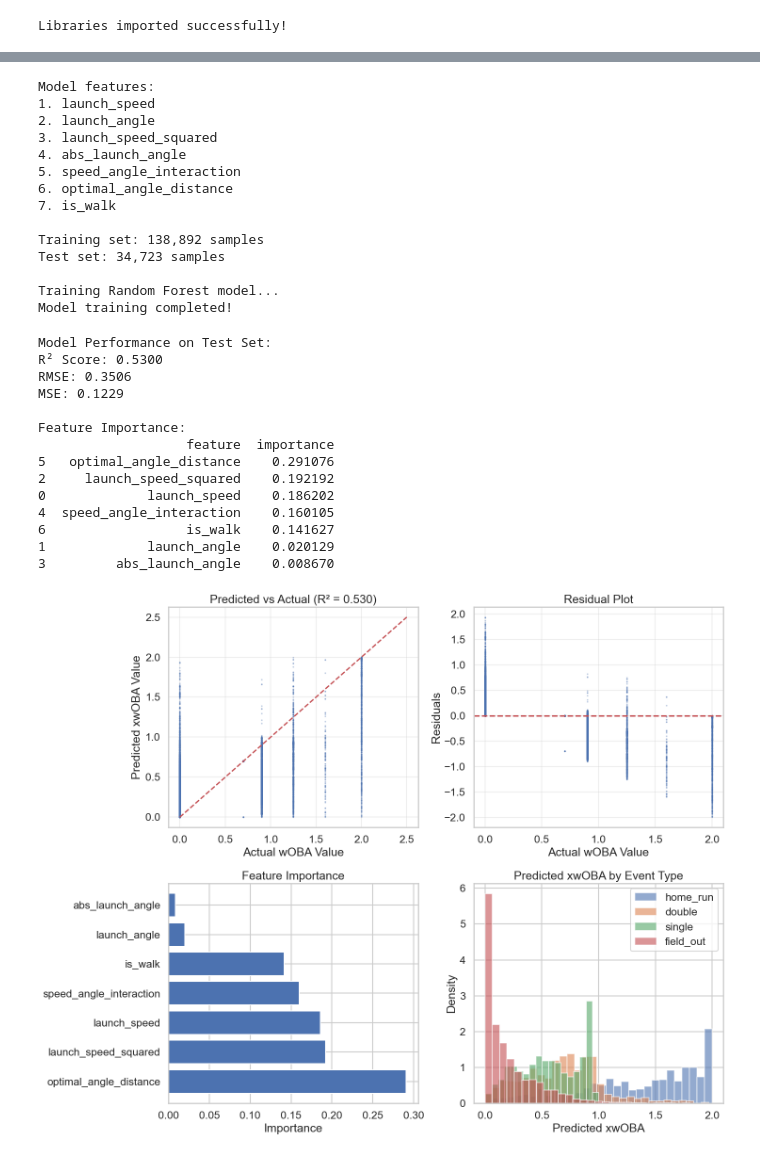
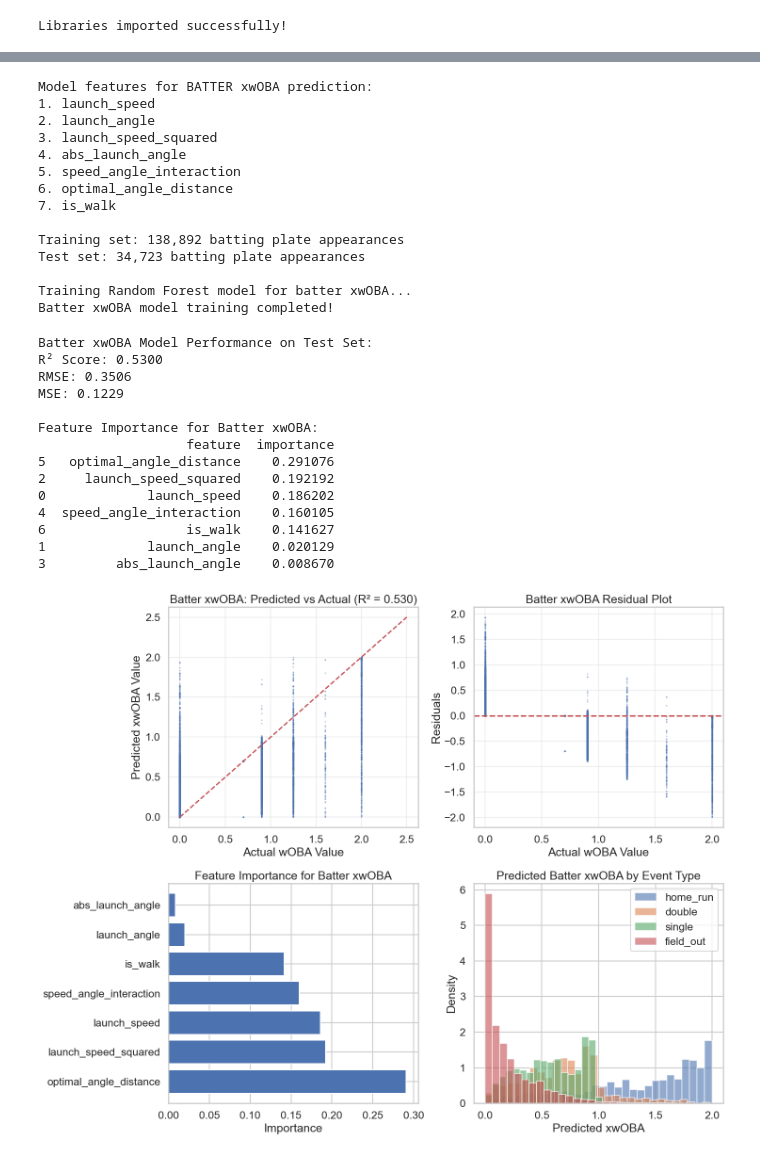
Before and after one commit to calebslgoodman/bball, a Jupyter notebook: notebooks/seasonPredictor.ipynb, the cells around one changed output, grey strips where cells are left out. Saved outputs shown, nothing was run; the diff lists cells and outputs as text; code cells hidden in the pictures.

```diff
--- a/notebooks/seasonPredictor.ipynb
+++ b/notebooks/seasonPredictor.ipynb
@@ -43,5 +52,35 @@ Available columns: ['pitch_type', 'game_date', 'release_speed', 'release_pos_x',
 # %%
-print("Filtering and cleaning data...")
+print("Filtering to BATTERS ONLY and cleaning data...")
+
+# First, let's examine the data structure
+print(f"Sample of key columns:")
+sample_cols = ['player_name', 'events', 'launch_speed', 'launch_angle']
+if 'batter' in df_season.columns:
+    sample_cols.append('batter')
+if 'pitcher' in df_season.columns:
+    sample_cols.append('pitcher')
+
+print(df_season[sample_cols].head())
+
+# CRITICAL: Filter to batting perspective only
+# The data should have either separate batter/pitcher IDs or some indicator
+# Let's check if we need to filter by a specific column
+
+if 'batter' in df_season.columns and 'pitcher' in df_season.columns:
+    print("\nFound separate batter and pitcher columns")
+    # Keep all rows - each row represents one plate appearance from batter's perspective
+    df_batting = df_season.copy()
+    print(f"Using batter column for player identification")
+    # Use batter ID as the player identifier
+    df_batting['player_name'] = df_batting['batter'].astype(str)
+
+elif 'player_name' in df_season.columns:
+    print("\nUsing player_name column - need to verify this is batter data")
+    df_batting = df_season.copy()
+
+else:
+    print("\nNeed to identify how to separate batters from pitchers")
+    print(f"All columns: {list(df_season.columns)}")
 
 # Filter to only include batted balls and walks/HBP (things that contribute to wOBA)
 woba_events = [
@@ -52,7 +91,7 @@ woba_events = [
 ]
 
 # Filter to relevant events
-df_filtered = df_season[df_season['events'].isin(woba_events)].copy()
+df_filtered = df_batting[df_batting['events'].isin(woba_events)].copy()
 
 # Remove rows with missing critical data for batted balls
 batted_ball_events = [
@@ -68,7 +107,8 @@ df_filtered = df_filtered[
     (batted_balls_mask & df_filtered['launch_speed'].notna() & df_filtered['launch_angle'].notna())
 ].copy()
 
-print(f"After filtering: {len(df_filtered):,} plate appearances")
+print(f"\nAfter filtering to batting events: {len(df_filtered):,} plate appearances")
+print(f"Unique batters: {df_filtered['player_name'].nunique():,}")
 print(f"Events distribution:")
 print(df_filtered['events'].value_counts())
 # %% [output]
@@ -173,7 +216,7 @@ feature_columns = [
 X = df_model[feature_columns].fillna(0)
 y = df_model['woba_value_actual']
 
-print("Model features:")
+print("Model features for BATTER xwOBA prediction:")
 for i, col in enumerate(feature_columns):
     print(f"{i+1}. {col}")
 
@@ -182,11 +225,11 @@ X_train, X_test, y_train, y_test = train_test_split(
     X, y, test_size=0.2, random_state=42
 )
 
-print(f"\nTraining set: {len(X_train):,} samples")
-print(f"Test set: {len(X_test):,} samples")
+print(f"\nTraining set: {len(X_train):,} batting plate appearances")
+print(f"Test set: {len(X_test):,} batting plate appearances")
 
 # Train the model
-print("\nTraining Random Forest model...")
+print("\nTraining Random Forest model for batter xwOBA...")
 rf_model = RandomForestRegressor(
     n_estimators=500,
     max_depth=15,
@@ -197,9 +240,9 @@ rf_model = RandomForestRegressor(
 )
 
 rf_model.fit(X_train, y_train)
-print("Model training completed!")
+print("Batter xwOBA model training completed!")
 # %% [output]
-Model features:
+Model features for BATTER xwOBA prediction:
 1. launch_speed
 2. launch_angle
 3. launch_speed_squared
@@ -208,11 +251,11 @@ Model features:
 6. optimal_angle_distance
 7. is_walk
 
-Training set: 138,892 samples
-Test set: 34,723 samples
+Training set: 138,892 batting plate appearances
+Test set: 34,723 batting plate appearances
 
-Training Random Forest model...
-Model training completed!
+Training Random Forest model for batter xwOBA...
+Batter xwOBA model training completed!
 # %%
 # Make predictions
 y_pred = rf_model.predict(X_test)
@@ -222,7 +265,7 @@ mse = mean_squared_error(y_test, y_pred)
 r2 = r2_score(y_test, y_pred)
 rmse = np.sqrt(mse)
 
-print("Model Performance on Test Set:")
+print("Batter xwOBA Model Performance on Test Set:")
 print(f"R² Score: {r2:.4f}")
 print(f"RMSE: {rmse:.4f}")
 print(f"MSE: {mse:.4f}")
@@ -233,15 +276,15 @@ feature_importance = pd.DataFrame({
     'importance': rf_model.feature_importances_
 }).sort_values('importance', ascending=False)
 
-print("\nFeature Importance:")
+print("\nFeature Importance for Batter xwOBA:")
 print(feature_importance)
 # %% [output]
-Model Performance on Test Set:
+Batter xwOBA Model Performance on Test Set:
 R² Score: 0.5300
 RMSE: 0.3506
 MSE: 0.1229
 
-Feature Importance:
+Feature Importance for Batter xwOBA:
                    feature  importance
 5   optimal_angle_distance    0.291076
 2     launch_speed_squared    0.192192
@@ -258,39 +301,39 @@ axes[0,0].scatter(y_test, y_pred, alpha=0.3, s=1)
 axes[0,0].plot([0, 2.5], [0, 2.5], 'r--', linewidth=2)
 axes[0,0].set_xlabel('Actual wOBA Value')
 axes[0,0].set_ylabel('Predicted xwOBA Value')
-axes[0,0].set_title(f'Predicted vs Actual (R² = {r2:.3f})')
+axes[0,0].set_title(f'Batter xwOBA: Predicted vs Actual (R² = {r2:.3f})')
 axes[0,0].grid(True, alpha=0.3)
 
 # 2. Residuals
 residuals = y_pred - y_test
 axes[0,1].scatter(y_test, residuals, alpha=0.3, s=1)
 axes[0,1].axhline(y=0, color='r', linestyle='--')
 axes[0,1].set_xlabel('Actual wOBA Value')
 axes[0,1].set_ylabel('Residuals')
-axes[0,1].set_title('Residual Plot')
+axes[0,1].set_title('Batter xwOBA Residual Plot')
 axes[0,1].grid(True, alpha=0.3)
 
 # 3. Feature importance
 axes[1,0].barh(feature_importance['feature'], feature_importance['importance'])
 axes[1,0].set_xlabel('Importance')
-axes[1,0].set_title('Feature Importance')
+axes[1,0].set_title('Feature Importance for Batter xwOBA')
 
 # 4. Distribution of predictions by event type
 sample_data = df_model.sample(50000) if len(df_model) > 50000 else df_model
 for event in ['home_run', 'double', 'single', 'field_out']:
     if event in sample_data['events'].values:
         event_data = sample_data[sample_data['events'] == event]
         if len(event_data) > 10:
             axes[1,1].hist(rf_model.predict(event_data[feature_columns]),
                           alpha=0.6, label=event, bins=30, density=True)
 
 axes[1,1].set_xlabel('Predicted xwOBA')
 axes[1,1].set_ylabel('Density')
-axes[1,1].set_title('Predicted xwOBA by Event Type')
+axes[1,1].set_title('Predicted Batter xwOBA by Event Type')
 axes[1,1].legend()
 
 plt.tight_layout()
 plt.show()
 # %% [output]
-[figure, old version]
+[figure, new version]
 # %%
```
Also changed, not shown: parts of 9 cells of this notebook.
